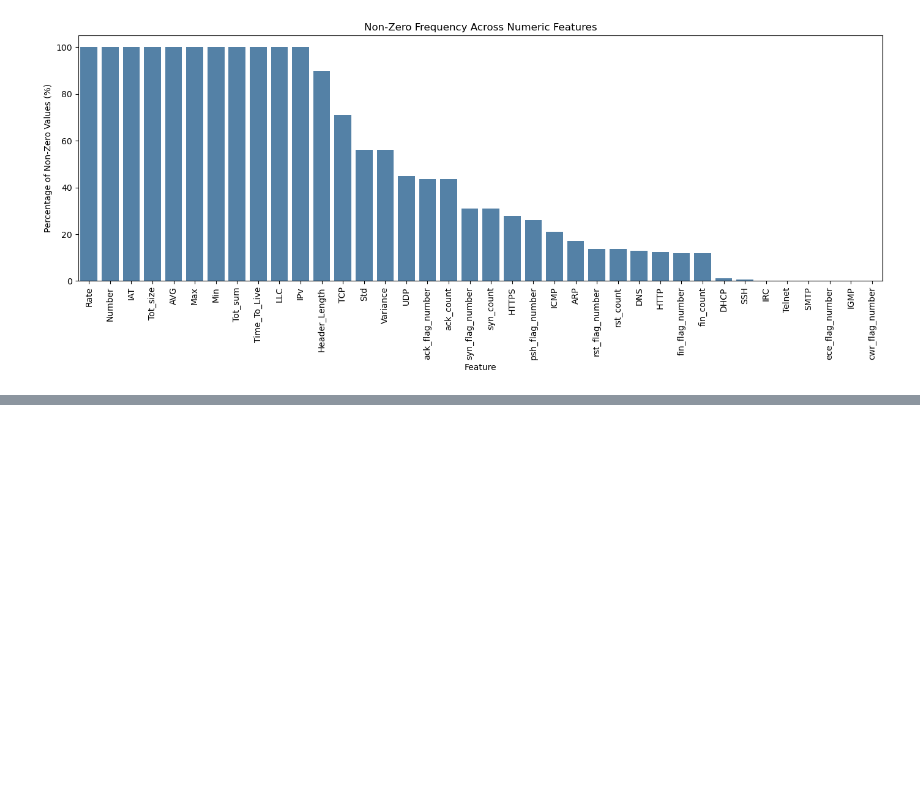
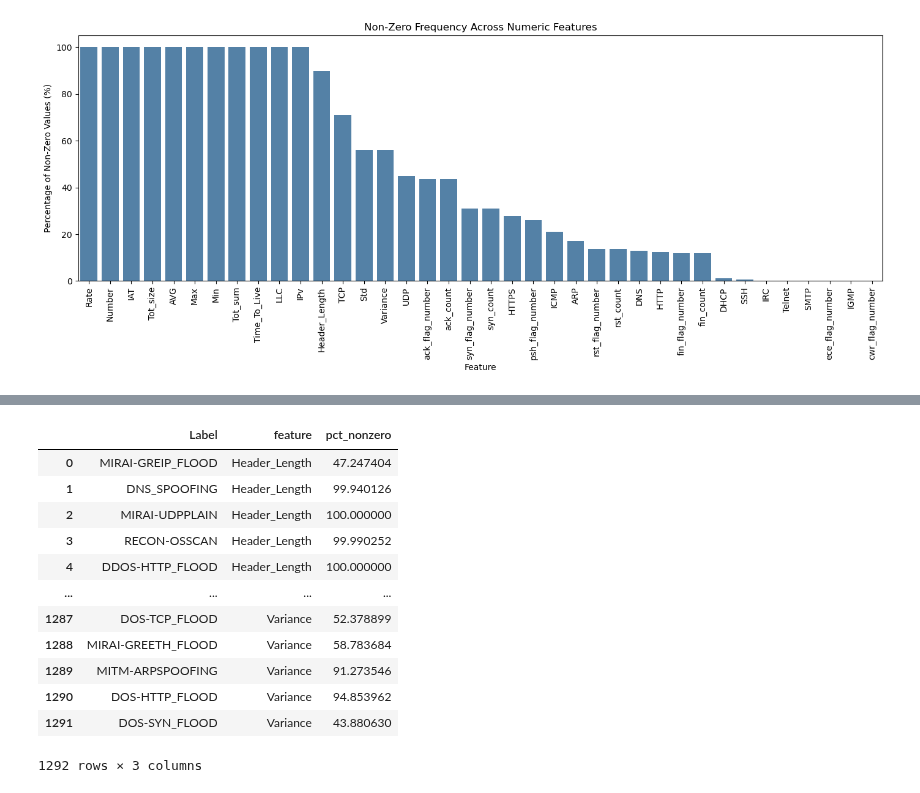
Before and after one commit to gw-00/Cybersecurity_Capstone, a Jupyter notebook: Code_Library/Data_Exploration.ipynb, the cells around one changed output, grey strips where cells are left out. Drawn from its saved outputs; the diff is of its cells as text; code cells hidden in the pictures; blank space fills up the shorter version.

```diff
--- a/Code_Library/Data_Exploration.ipynb
+++ b/Code_Library/Data_Exploration.ipynb
@@ -819,0 +833,39 @@ With univariate numeric analysis complete, we can now transition into **Bivariat
+# %%
+rows = []
+
+for col in numeric_cols:
+    df = (
+        scan
+        .group_by("Label")
+        .agg([
+            (pl.col(col) == 0).sum().alias("zero_count"),
+            (pl.col(col) != 0).sum().alias("nonzero_count")
+        ])
+        .collect()
+        .to_pandas()
+    )
+
+    df["total"] = df["zero_count"] + df["nonzero_count"]
+    df["pct_nonzero"] = df["nonzero_count"] / df["total"] * 100
+    df["feature"] = col
+
+    rows.append(df[["Label", "feature", "pct_nonzero"]])
+
+# Combine into one big long-form table
+pct_nonzero_multiclass_df = pd.concat(rows, ignore_index=True)
+
+pct_nonzero_multiclass_df
+# %% [output]
+|  | Label | feature | pct_nonzero |
+| 0 | MIRAI-GREIP_FLOOD | Header_Length | 47.247404 |
+| 1 | DNS_SPOOFING | Header_Length | 99.940126 |
+| 2 | MIRAI-UDPPLAIN | Header_Length | 100.000000 |
+| 3 | RECON-OSSCAN | Header_Length | 99.990252 |
+| 4 | DDOS-HTTP_FLOOD | Header_Length | 100.000000 |
+| ... | ... | ... | ... |
+| 1287 | DOS-TCP_FLOOD | Variance | 52.378899 |
+| 1288 | MIRAI-GREETH_FLOOD | Variance | 58.783684 |
+| 1289 | MITM-ARPSPOOFING | Variance | 91.273546 |
+| 1290 | DOS-HTTP_FLOOD | Variance | 94.853962 |
+| 1291 | DOS-SYN_FLOOD | Variance | 43.880630 |
+1292 rows × 3 columns
```
Also changed, not shown: parts of 19 cells of this notebook, 1 other file.
